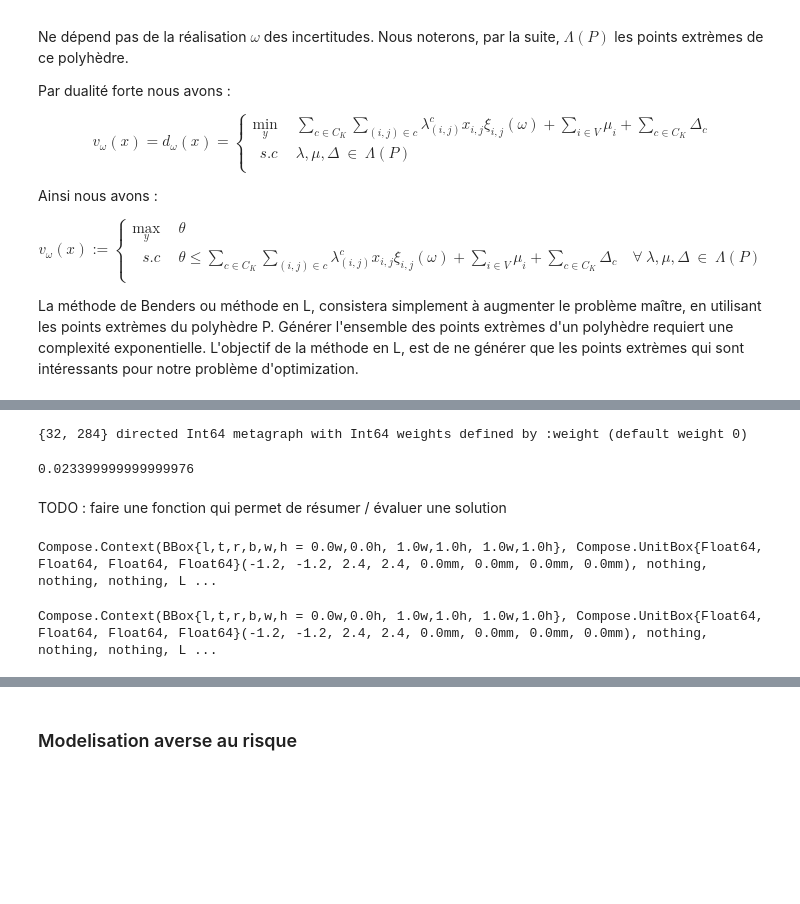
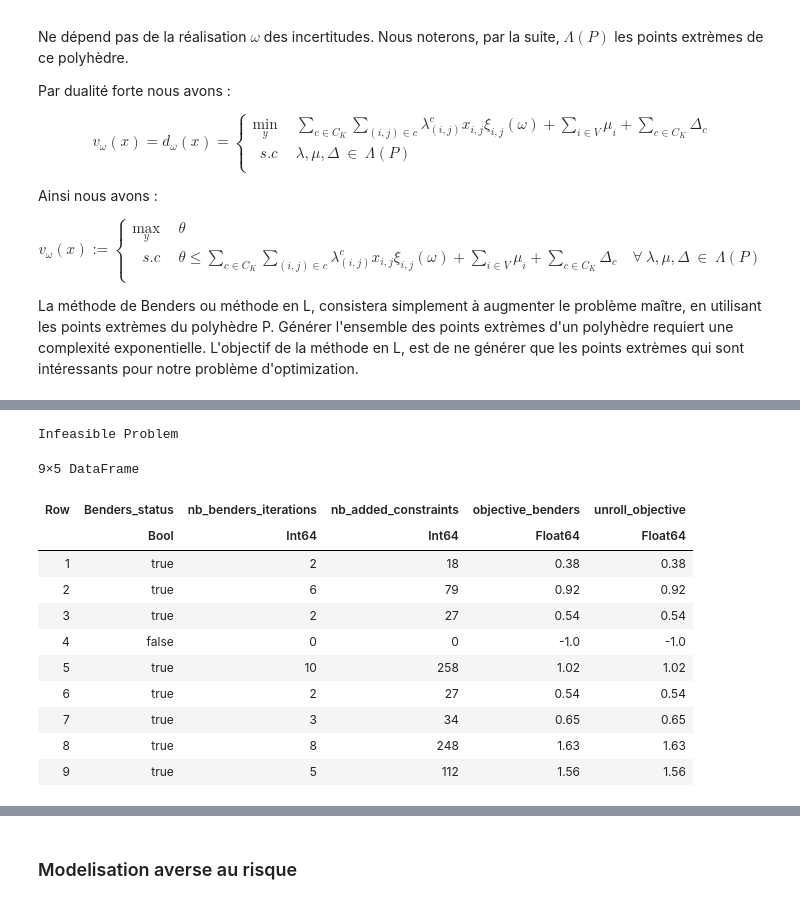
Before and after one commit to lolofo/KidneyExchangeProgram, a Jupyter notebook: notebook/Projet_Stochastic_KEP.ipynb, the cells around one changed output, grey strips where cells are left out. Cells and saved outputs as stored; diff of their text form; code cells hidden in the pictures; blank space fills up the shorter version.

```diff
--- a/notebook/Projet_Stochastic_KEP.ipynb
+++ b/notebook/Projet_Stochastic_KEP.ipynb
@@ -352,19 +360,49 @@ This method propose the Benders method for the clustering problem. This method u
 # %%
 # read the data
-kep_graph = read_kep_file("./_cache/data/MD-00001-00000039.wmd","./_cache/data/MD-00001-00000039.dat");
-failure_rates = get_failure_rates(kep_graph, "Constant");
-print(kep_graph)
+df = DataFrame(Benders_status=Bool[], nb_benders_iterations = Int[] , nb_added_constraints = Int[], objective_benders = Float64[], unroll_objective = Float64[])
+for k in 1:1:9
+    try
+        kep_graph = read_kep_file("./_cache/data/MD-00001-0000000$k.wmd","./_cache/data/MD-00001-0000000$k.dat");
+        failure_rates = get_failure_rates(kep_graph, "Constant");
 
-# extract the data
-data = extractCycleInformation(kep_graph, 2, "sum");
-C = data["Cycles_index"]
-cycles = data["Cycles"]
-U = data["U"]
-ClusterSize = 6
-vertic_cycles = data["vertic_cycles"]
-nb_scenar = 2
+        # extract the data
+        data = extractCycleInformation(kep_graph, 3, "sum");
+        C = data["Cycles_index"]
+        cycles = data["Cycles"]
+        U = data["U"]
+        ClusterSize = 10
+        vertic_cycles = data["vertic_cycles"]
+        nb_scenar = 100
 
-# get the different scenarios
-ksi = getScenarioClusterK(kep_graph, nb_scenar);
+        # get the different scenarios
+        ksi = getScenarioClusterK(kep_graph, nb_scenar)
+
+
+        # solve the unroll problem
+        res_unroll = unrollClusterProblem(kep_graph, ClusterSize, C, cycles, U, ksi, vertic_cycles)
+        optimize!(res_unroll["model"])
+
+        # solve the L-shape method
+        res_lshape = LshapeClusterMethod(kep_graph, ClusterSize, C, cycles, U, vertic_cycles, ksi, 50, 1e-3, false)
+
+        push!(df, [res_lshape["optimal"] res_lshape["nb_iterations"] res_lshape["nb_added_constraints"] res_lshape["objective_value"] objective_value(res_unroll["model"])])
+    catch
+        push!(df, [false 0 0 -1.0 -1.0])
+    end
+end
+
+df
 # %% [output]
-{32, 284} directed Int64 metagraph with Int64 weights defined by :weight (default weight 0)
+Infeasible Problem
+9×5 DataFrame
+| Row | Benders_status | nb_benders_iterations | nb_added_constraints | objective_benders | unroll_objective |
+|  | Bool | Int64 | Int64 | Float64 | Float64 |
+| 1 | true | 2 | 18 | 0.38 | 0.38 |
+| 2 | true | 6 | 79 | 0.92 | 0.92 |
+| 3 | true | 2 | 27 | 0.54 | 0.54 |
+| 4 | false | 0 | 0 | -1.0 | -1.0 |
+| 5 | true | 10 | 258 | 1.02 | 1.02 |
+| 6 | true | 2 | 27 | 0.54 | 0.54 |
+| 7 | true | 3 | 34 | 0.65 | 0.65 |
+| 8 | true | 8 | 248 | 1.63 | 1.63 |
+| 9 | true | 5 | 112 | 1.56 | 1.56 |
@@ -389,19 +408,0 @@ println("objectif Benders : "*string(res_lshape["objective_value"]))
-# %%
-"""evaluate_ev = evaluateSolution_ls(kep_graph, 10000, sol_1, C, vertic_cycles, U, cycles)
-evaluate_ls = evaluateSolution_ls(kep_graph, 10000, sol_3, C, vertic_cycles, U, cycles)
-EEV = evaluate_ls - evaluate_ev
-print(EEV)
-
-evluate_ws = evaluateSolution_ws(kep_graph, 1000, C, vertic_cycles, U, cycles);"""
-# %% [output]
-0.023399999999999976
-# %% [markdown]
-TODO : faire une fonction qui permet de résumer / évaluer une solution
-# %%
-plotSolutionCluster(kep_graph, getClusterUsefull(getCluster(kep_graph, sol_1)))
-# %% [output]
-Compose.Context(BBox{l,t,r,b,w,h = 0.0w,0.0h, 1.0w,1.0h, 1.0w,1.0h}, Compose.UnitBox{Float64, Float64, Float64, Float64}(-1.2, -1.2, 2.4, 2.4, 0.0mm, 0.0mm, 0.0mm, 0.0mm), nothing, nothing, nothing, L ...
-# %%
-plotSolutionCluster(kep_graph, getClusterUsefull(getCluster(kep_graph, sol_2)))
-# %% [output]
-Compose.Context(BBox{l,t,r,b,w,h = 0.0w,0.0h, 1.0w,1.0h, 1.0w,1.0h}, Compose.UnitBox{Float64, Float64, Float64, Float64}(-1.2, -1.2, 2.4, 2.4, 0.0mm, 0.0mm, 0.0mm, 0.0mm), nothing, nothing, nothing, L ...
```
Also changed, not shown: parts of 8 cells of this notebook, 5 other files.
